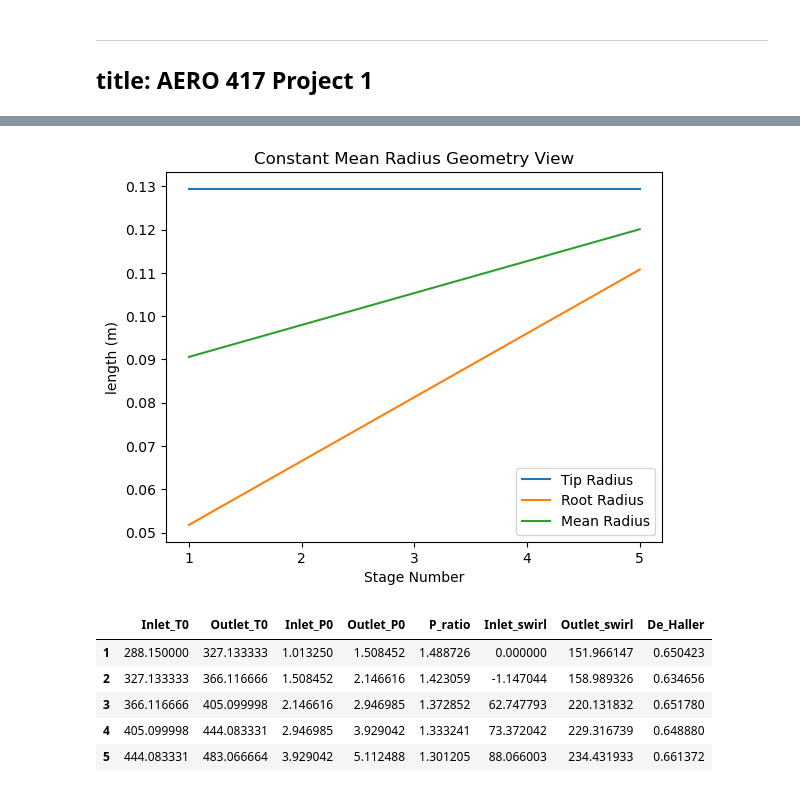
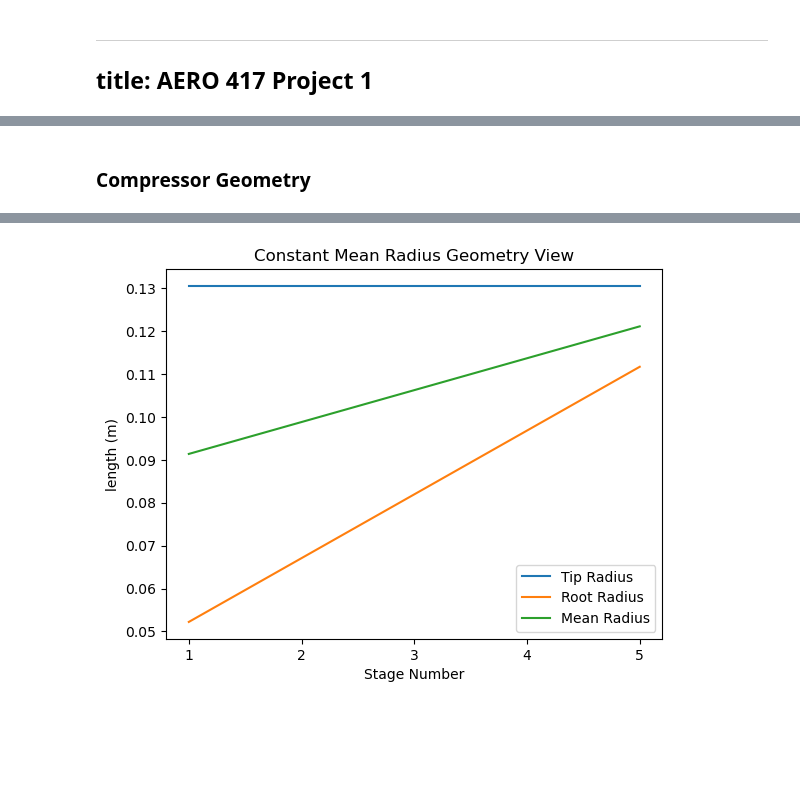
Before and after one commit to jjermstad24/Fall_2024_Classes, a Jupyter notebook: AERO_417/Project_1.ipynb, the cells around one changed output, grey strips where cells are left out. Saved outputs shown, nothing was run; the diff lists cells and outputs as text; code cells hidden in the pictures; blank space fills up the shorter version.

```diff
--- a/AERO_417/Project_1.ipynb
+++ b/AERO_417/Project_1.ipynb
@@ -175,8 +219,8 @@ Mean- 0.16959883424943842
 # %%
 # Input Constraints
 takeoff_thrust = 5096
-pressure_ambient = 1.01325
-temperature_ambient = 288.15
+P01 = 1.01325
+T01 = 288.15
 
 P_compressor = 5
 m_dot = 8.10
@@ -199,11 +258,11 @@ num_stages = 5
+# %%
+Ca = sy.Symbol("C_a")
+T1 = T01-Ca**2/2/Cp
+a1 = (gamma*R*T1)**0.5
+C_axial = float(sy.solve(M1*a1-Ca,Ca)[0])
+# %% [markdown]
+### Compressor Geometry
 # %%
-# Constant Outer Diameter
-
-T01 = temperature_ambient
-P01 = pressure_ambient
-a1 = (gamma*R*T01)**0.5
-C_axial = M1*a1
-
 C1 = C_axial
 T1 = T01-C1**2/2/Cp
 P1 = P01*(T1/T01)**(gamma/(gamma-1))
@@ -254,59 +313,6 @@ plt.xlabel("Stage Number")
 plt.ylabel("length (m)")
 plt.title("Constant Mean Radius Geometry View")
 plt.show()
-
-Beta1 = np.arctan(U_mean[0]/C_axial)
-V1 = C_axial/np.cos(Beta1)
-V2 = 0.72*V1
-Beta2 = np.arccos(C_axial/V2)
-
-work_done = [max(0.98-i*0.05,0.83) for i in range(num_stages)]
-
-temperature_rise = [(T02-T01)/5 for _ in range(num_stages)]
-
-C1_swirl = [0]
-swirl_change = (Cp*temperature_rise[0]/work_done[0]+U_mean[0]*C1_swirl[-1])/U_mean[1]
-C2_swirl = [C1_swirl[-1]+swirl_change]
-
-Beta1 = np.arctan(U_mean[0]/C_axial)
-Alpha1 = np.arctan(C1_swirl[-1]/C_axial)
-Beta2 = np.arctan((U_mean[0]-C2_swirl[-1])/C_axial)
-Alpha2 = np.arctan(C2_swirl[-1]/C_axial)
-
-De_Haller = [np.cos(Beta1)/np.cos(Beta2)]
-
-P_ratio = [(1+compressor_polytropic_efficiency*temperature_rise[0]/T01)**(gamma/(gamma-1))]
-
-Inlet_P0 = [P01]
-Outlet_P0 = [P_ratio[-1]*P01]
-
-Inlet_T0 = [T01]
-Outlet_T0 = [T01+temperature_rise[0]]
-
-Lambda = [1-(C2_swirl[-1]+C1_swirl[-1])/2/U_mean[0],0.7]
-Lambda.extend((num_stages-2)*[0.5])
-
-def beta_equations(x,idx):
-    return [temperature_rise[idx]*Cp/work_done[idx]/C_axial/U_mean[idx]-(np.tan(x[0])-np.tan(x[1])),
-            Lambda[idx]/C_axial*2*U_mean[idx]-(np.tan(x[0])+np.tan(x[1]))]
-
-for stage_num in range(1,num_stages):
-    Beta1,Beta2 = fsolve(beta_equations,[1,1],args=stage_num)
-    Alpha1 = np.arctan(U_mean[stage_num]/C_axial-np.tan(Beta1))
-    Alpha2 = np.arctan(U_mean[stage_num]/C_axial-np.tan(Beta2))
-    C1_swirl.append(C_axial*np.tan(Alpha1))
-    C2_swirl.append(C_axial*np.tan(Alpha2))
-    De_Haller.append(np.cos(Beta1)/np.cos(Beta2))
-    P_ratio.append((1+compressor_polytropic_efficiency*temperature_rise[stage_num]/Outlet_T0[-1])**(gamma/(gamma-1)))
-    Inlet_P0.append(Outlet_P0[-1])
-    Outlet_P0.append(P_ratio[-1]*Inlet_P0[-1])
-    Inlet_T0.append(Outlet_T0[-1])
-    Outlet_T0.append(Inlet_T0[-1]+temperature_rise[stage_num])
-
-df = {"Inlet_T0":Inlet_T0,"Outlet_T0":Outlet_T0,"Inlet_P0":Inlet_P0,"Outlet_P0":Outlet_P0,"P_ratio":P_ratio,"Inlet_swirl":C1_swirl,"Outlet_swirl":C2_swirl,"De_Haller":De_Haller}
-df = pd.DataFrame(df)
-df.index+=1
-df
 # %% [output]
 Geometry:
 Inlet
@@ -320,7 +326 @@ Mean- 0.12006348687925075
-[figure, old version]
+[figure, new version]
-|  | Inlet_T0 | Outlet_T0 | Inlet_P0 | Outlet_P0 | P_ratio | Inlet_swirl | Outlet_swirl | De_Haller |
-| 1 | 288.150000 | 327.133333 | 1.013250 | 1.508452 | 1.488726 | 0.000000 | 151.966147 | 0.650423 |
-| 2 | 327.133333 | 366.116666 | 1.508452 | 2.146616 | 1.423059 | -1.147044 | 158.989326 | 0.634656 |
-| 3 | 366.116666 | 405.099998 | 2.146616 | 2.946985 | 1.372852 | 62.747793 | 220.131832 | 0.651780 |
-| 4 | 405.099998 | 444.083331 | 2.946985 | 3.929042 | 1.333241 | 73.372042 | 229.316739 | 0.648880 |
-| 5 | 444.083331 | 483.066664 | 3.929042 | 5.112488 | 1.301205 | 88.066003 | 234.431933 | 0.661372 |
```
Also changed, not shown: parts of 10 cells of this notebook.
